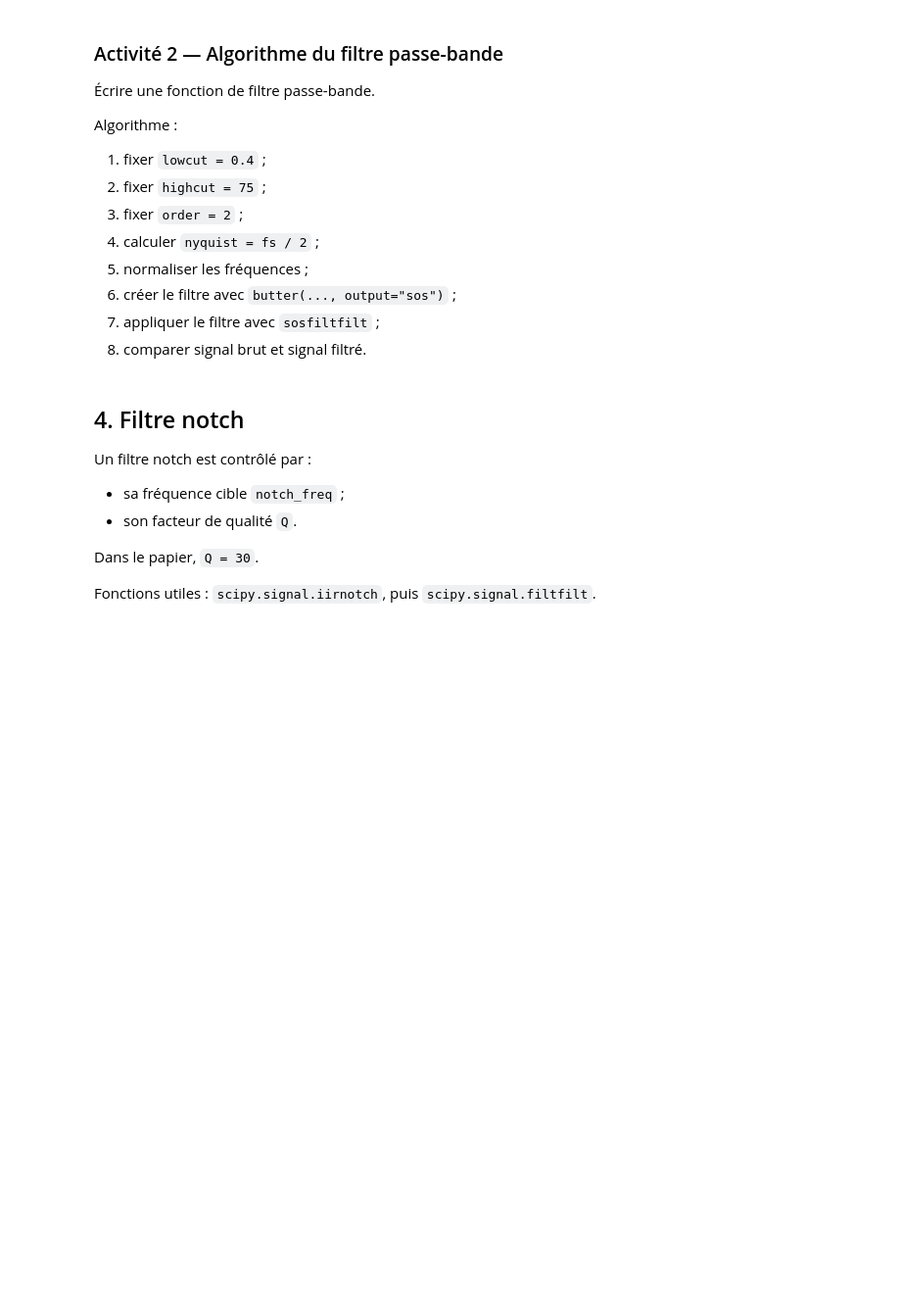
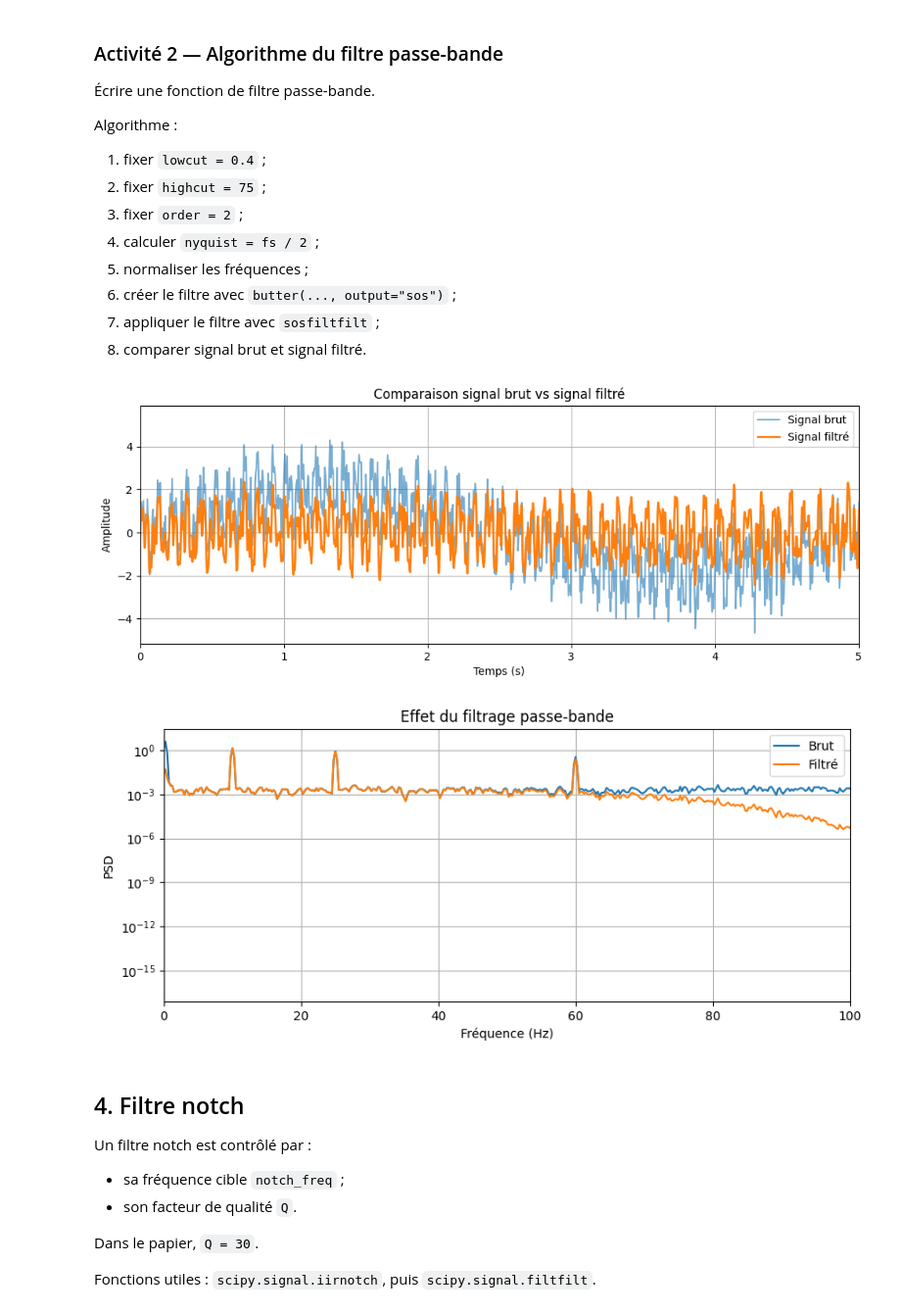
Before and after one commit to molivier1/Cerveau-Machine, a Jupyter notebook: TD3.ipynb, the cells around one changed output. Shown at 98% size. Cells and saved outputs as stored; diff of their text form; code cells hidden in the pictures; blank space fills up the shorter version.

```diff
--- a/TD3.ipynb
+++ b/TD3.ipynb
@@ -198,39 +201,42 @@ lowcut = 0.4
 highcut = 75
 order = 2
 nyquist = fs / 2
 
 Wlow = lowcut/nyquist
 Whigh = highcut/nyquist
 
-butter = butter(order, [Wlow, Whigh], btype='bandpass', output='sos')
+sos = butter(order, [Wlow, Whigh], btype='bandpass', output='sos')
 
-filtre_sos = sosfiltfilt(butter, x)
+x_bandpass = sosfiltfilt(sos, x_brut)
 
 plt.figure(figsize=(12,4))
-plt.plot(t, x, label="Signal brut", alpha=0.6)
-plt.plot(t, filtre_sos, label="Signal filtré", linewidth=2)
+plt.plot(t, x_brut, label="Signal brut", alpha=0.6)
+plt.plot(t, x_bandpass, label="Signal filtré", linewidth=2)
 plt.xlabel("Temps (s)")
 plt.ylabel("Amplitude")
 plt.title("Comparaison signal brut vs signal filtré")
 plt.xlim(0, 5)
 plt.legend()
 plt.grid()
 plt.show()
 
 # 4. Vérification fréquentielle avec la PSD
-f1, psd_brut = welch(x, fs=fs, nperseg=1024)
-f2, psd_filtre = welch(filtre_sos, fs=fs, nperseg=1024)
+f1, psd_brut = welch(x_brut, fs=fs, nperseg=1024)
+f2, psd_filtre = welch(x_bandpass, fs=fs, nperseg=1024)
 
 plt.figure(figsize=(10,4))
 plt.semilogy(f1, psd_brut, label="Brut")
 plt.semilogy(f2, psd_filtre, label="Filtré")
 plt.xlabel("Fréquence (Hz)")
 plt.ylabel("PSD")
 plt.title("Effet du filtrage passe-bande")
 plt.xlim(0, 100)
 plt.legend()
 plt.grid()
 plt.show()
+# %% [output]
+[figure, added]
+[figure, added]
 # %% [markdown]
 ## 4. Filtre notch
 
```
Also changed, not shown: parts of 11 cells of this notebook.
